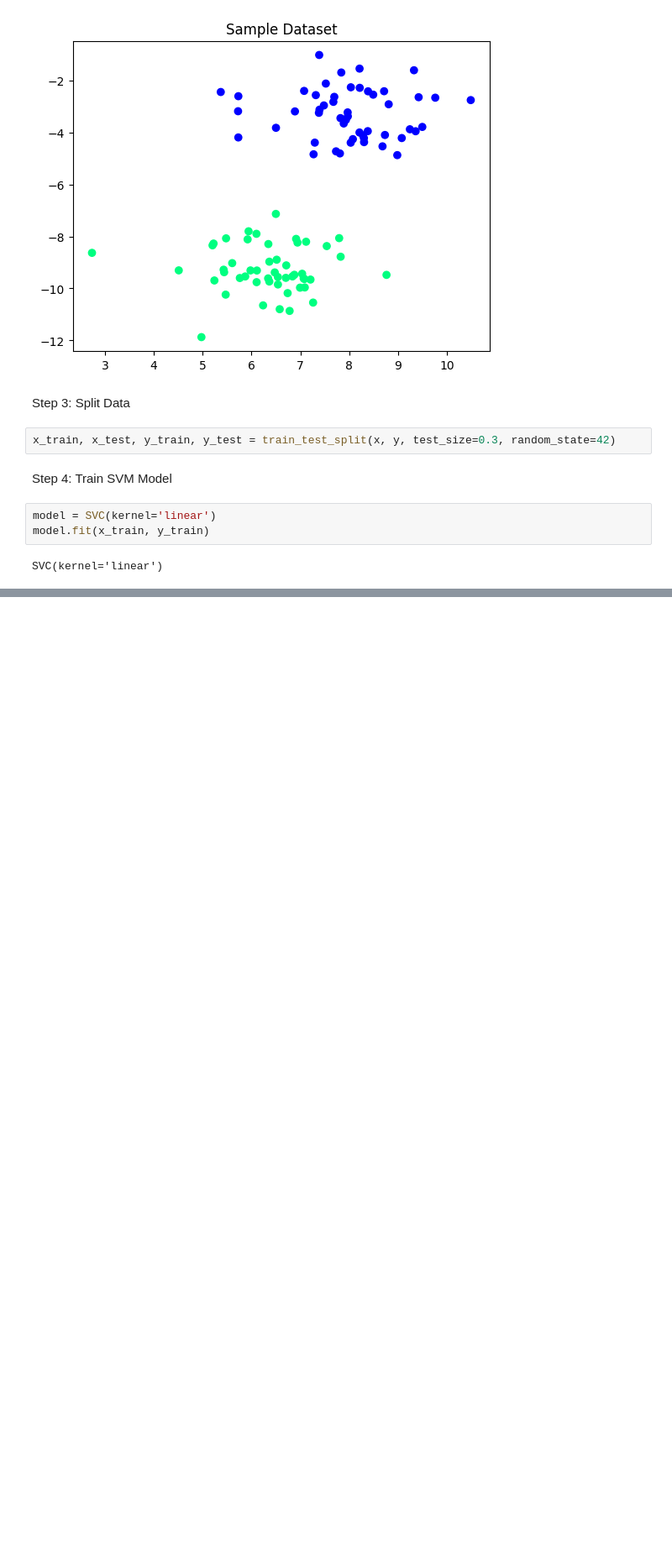
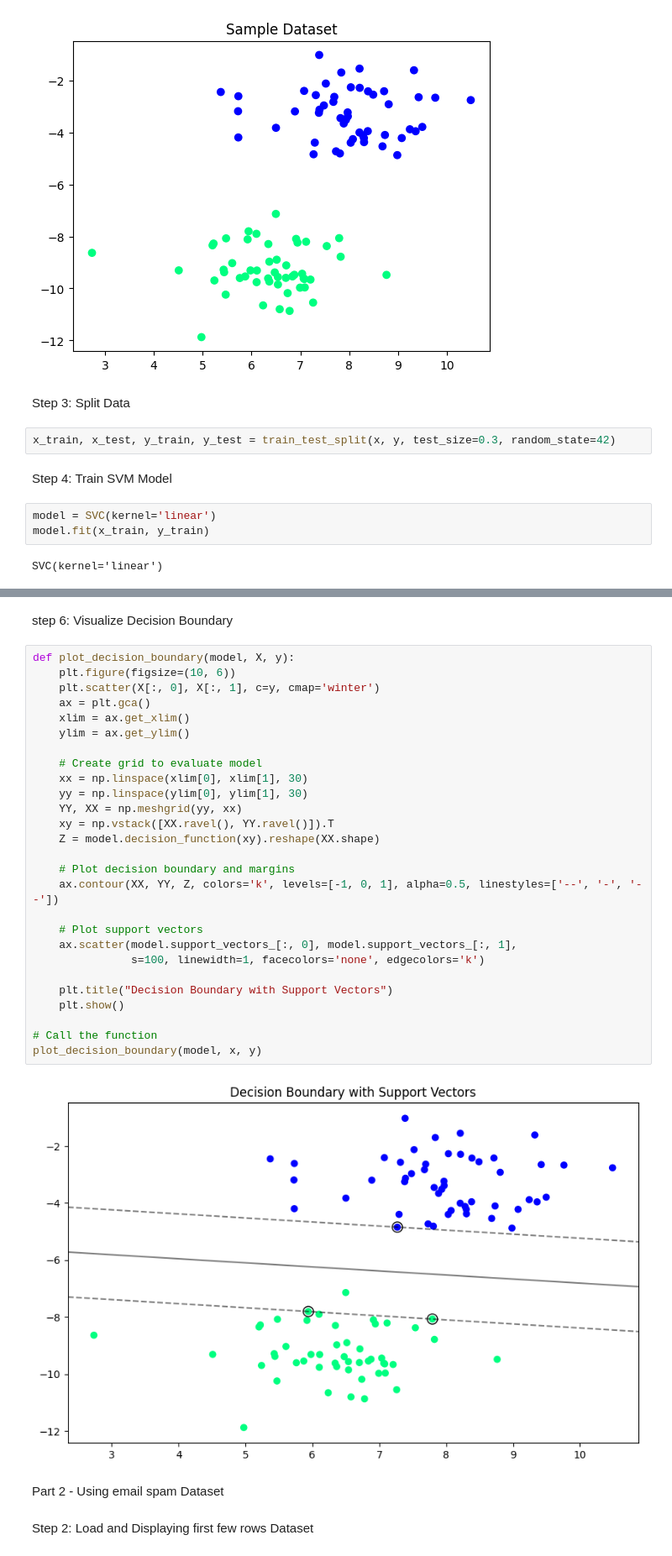
Before and after one commit to GayangaBandara/AI-ML, a Jupyter notebook: CCS4340_Lab_Sheet/Based_Classification_using_scikit-learn.ipynb, the cells around one changed output, grey strips where cells are left out. Shown: that part at 84% size. Saved outputs shown, nothing was run; the diff lists cells and outputs as text; blank space fills up the shorter version.

Commit message:
2nd Model training

```diff
--- a/CCS4340_Lab_Sheet/Based_Classification_using_scikit-learn.ipynb
+++ b/CCS4340_Lab_Sheet/Based_Classification_using_scikit-learn.ipynb
@@ -32,0 +52,35 @@ SVC(kernel='linear')
+# %% [markdown]
+step 6: Visualize Decision Boundary
+# %%
+def plot_decision_boundary(model, X, y):
+    plt.figure(figsize=(10, 6))
+    plt.scatter(X[:, 0], X[:, 1], c=y, cmap='winter')
+    ax = plt.gca()
+    xlim = ax.get_xlim()
+    ylim = ax.get_ylim()
+
+    # Create grid to evaluate model
+    xx = np.linspace(xlim[0], xlim[1], 30)
+    yy = np.linspace(ylim[0], ylim[1], 30)
+    YY, XX = np.meshgrid(yy, xx)
+    xy = np.vstack([XX.ravel(), YY.ravel()]).T
+    Z = model.decision_function(xy).reshape(XX.shape)
+
+    # Plot decision boundary and margins
+    ax.contour(XX, YY, Z, colors='k', levels=[-1, 0, 1], alpha=0.5, linestyles=['--', '-', '--'])
+
+    # Plot support vectors
+    ax.scatter(model.support_vectors_[:, 0], model.support_vectors_[:, 1],
+               s=100, linewidth=1, facecolors='none', edgecolors='k')
+
+    plt.title("Decision Boundary with Support Vectors")
+    plt.show()
+
+# Call the function
+plot_decision_boundary(model, x, y)
+# %% [output]
+[figure, added]
+# %% [markdown]
+Part 2 - Using email spam Dataset
+# %% [markdown]
+Step 2: Load and Displaying first few rows Dataset
```
Also changed, not shown: parts of 8 cells of this notebook.
